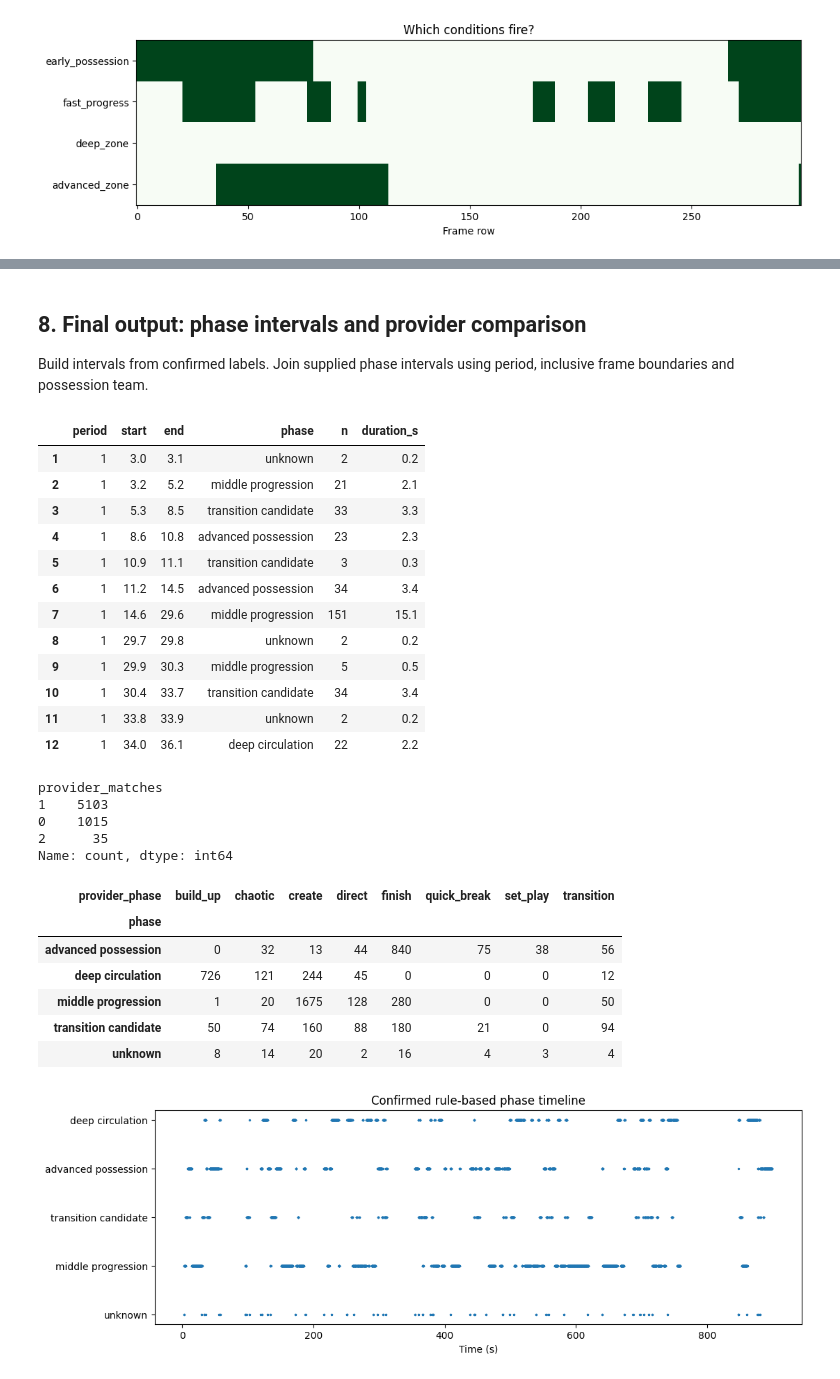
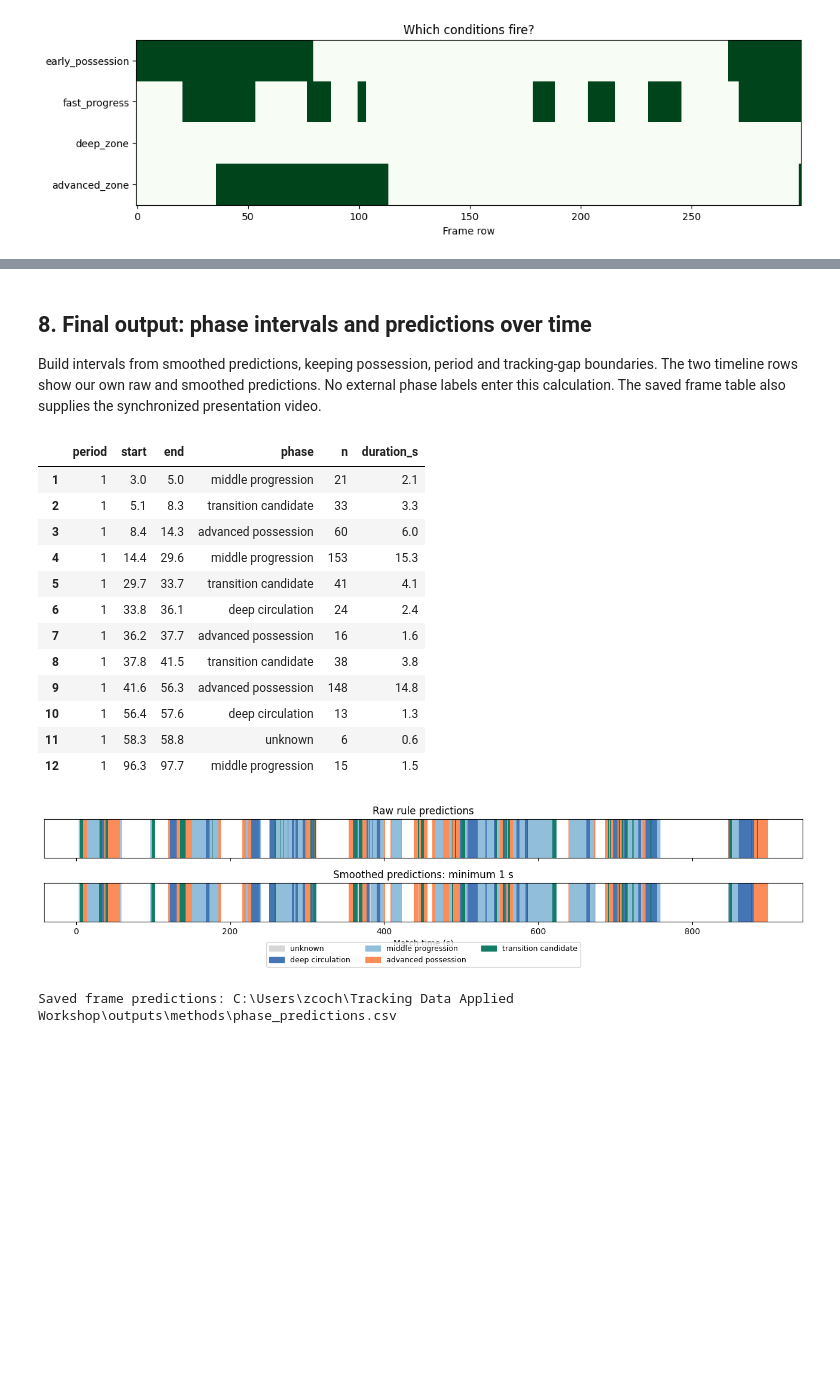
Before and after one commit to zcochran27/tracking-data-applied-workshop, a Jupyter notebook: notebooks/methods/05_match_segmentation.ipynb, the cells around one changed output, grey strips where cells are left out. Saved outputs shown, nothing was run; the diff lists cells and outputs as text; code cells hidden in the pictures; blank space fills up the shorter version.

```diff
--- a/notebooks/methods/05_match_segmentation.ipynb
+++ b/notebooks/methods/05_match_segmentation.ipynb
@@ -112,6 +110,7 @@ Create the row keys, elapsed times and attack-normalized coordinates before deri
 frame=wide[['period_id','frame_id','timestamp','ball_x','ball_y','ball_owning_team_id']].copy().sort_values(['period_id','frame_id'])
 frame['seconds']=frame.timestamp.dt.total_seconds();frame['sign']=np.where(frame.ball_owning_team_id.eq(1802),-1,1);frame['attack_x']=frame.ball_x*frame.sign
 new=frame.period_id.ne(frame.period_id.shift())|frame.frame_id.diff().ne(1)|frame.ball_owning_team_id.ne(frame.ball_owning_team_id.shift())
+new=new|frame.seconds.diff().le(0)|frame.seconds.diff().gt(.15)
 frame['possession_segment']=new.cumsum();frame['possession_age']=frame.seconds-frame.groupby('possession_segment').seconds.transform('first')
 display(frame[['frame_id','attack_x','possession_segment','possession_age']].head(12))
 # %% [output]
@@ -210,42 +259,30 @@ plt.step(sample.seconds,sample.raw_phase.map(mapping),label='Raw',alpha=.4);plt.
 # %% [markdown]
-## 8. Final output: phase intervals and provider comparison
+## 8. Final output: phase intervals and predictions over time
 
-Build intervals from confirmed labels. Join supplied phase intervals using period, inclusive frame boundaries and possession team.
+Build intervals from smoothed predictions, keeping possession, period and tracking-gap boundaries. The two timeline rows show our own raw and smoothed predictions. No external phase labels enter this calculation. The saved frame table also supplies the synchronized presentation video.
 # %%
 breaks=frame.phase.ne(frame.phase.shift())|new
 intervals=frame.groupby(breaks.cumsum()).agg(period=('period_id','first'),start=('seconds','min'),end=('seconds','max'),phase=('phase','first'),n=('frame_id','size'))
-intervals['duration_s']=intervals.end-intervals.start+.1;display(intervals.head(12))
-frame['provider_phase']=None;frame['provider_matches']=0
-for r in phases.itertuples():
-    mask=frame.period_id.eq(r.period)&frame.frame_id.between(r.frame_start,r.frame_end)&frame.ball_owning_team_id.eq(r.team_in_possession_id)
-    frame.loc[mask,'provider_matches']+=1;frame.loc[mask,'provider_phase']=r.team_in_possession_phase_type
-display(frame.provider_matches.value_counts());display(pd.crosstab(frame.phase,frame.provider_phase))
-mapping={v:i for i,v in enumerate(frame.phase.unique())};plt.figure(figsize=(12,4));plt.scatter(frame.seconds,frame.phase.map(mapping),s=2);plt.yticks(list(mapping.values()),list(mapping));plt.xlabel('Time (s)');plt.title('Confirmed rule-based phase timeline');plt.show()
+intervals['duration_s']=intervals.end-intervals.start+.1
+display(intervals.head(12))
+plot_phase_timeline(frame)
+output_dir=ROOT/'outputs/methods';output_dir.mkdir(parents=True,exist_ok=True)
+frame[['period_id','frame_id','seconds','ball_owning_team_id','attack_x','possession_age','progress_1s','possession_segment','raw_phase','phase']].to_csv(output_dir/'phase_predictions.csv',index=False)
+print('Saved frame predictions:',output_dir/'phase_predictions.csv')
 # %% [output]
 |  | period | start | end | phase | n | duration_s |
-| 1 | 1 | 3.0 | 3.1 | unknown | 2 | 0.2 |
-| 2 | 1 | 3.2 | 5.2 | middle progression | 21 | 2.1 |
-| 3 | 1 | 5.3 | 8.5 | transition candidate | 33 | 3.3 |
-| 4 | 1 | 8.6 | 10.8 | advanced possession | 23 | 2.3 |
-| 5 | 1 | 10.9 | 11.1 | transition candidate | 3 | 0.3 |
-| 6 | 1 | 11.2 | 14.5 | advanced possession | 34 | 3.4 |
-| 7 | 1 | 14.6 | 29.6 | middle progression | 151 | 15.1 |
-| 8 | 1 | 29.7 | 29.8 | unknown | 2 | 0.2 |
-| 9 | 1 | 29.9 | 30.3 | middle progression | 5 | 0.5 |
-| 10 | 1 | 30.4 | 33.7 | transition candidate | 34 | 3.4 |
-| 11 | 1 | 33.8 | 33.9 | unknown | 2 | 0.2 |
-| 12 | 1 | 34.0 | 36.1 | deep circulation | 22 | 2.2 |
+| 1 | 1 | 3.0 | 5.0 | middle progression | 21 | 2.1 |
+| 2 | 1 | 5.1 | 8.3 | transition candidate | 33 | 3.3 |
+| 3 | 1 | 8.4 | 14.3 | advanced possession | 60 | 6.0 |
+| 4 | 1 | 14.4 | 29.6 | middle progression | 153 | 15.3 |
+| 5 | 1 | 29.7 | 33.7 | transition candidate | 41 | 4.1 |
+| 6 | 1 | 33.8 | 36.1 | deep circulation | 24 | 2.4 |
+| 7 | 1 | 36.2 | 37.7 | advanced possession | 16 | 1.6 |
+| 8 | 1 | 37.8 | 41.5 | transition candidate | 38 | 3.8 |
+| 9 | 1 | 41.6 | 56.3 | advanced possession | 148 | 14.8 |
+| 10 | 1 | 56.4 | 57.6 | deep circulation | 13 | 1.3 |
+| 11 | 1 | 58.3 | 58.8 | unknown | 6 | 0.6 |
+| 12 | 1 | 96.3 | 97.7 | middle progression | 15 | 1.5 |
+[figure, new version]
-provider_matches
-1    5103
-0    1015
-2      35
-Name: count, dtype: int64
+Saved frame predictions: C:\Users\zcoch\Tracking Data Applied Workshop\outputs\methods\phase_predictions.csv
-| provider_phase | build_up | chaotic | create | direct | finish | quick_break | set_play | transition |
-| phase |  |  |  |  |  |  |  |  |
-| advanced possession | 0 | 32 | 13 | 44 | 840 | 75 | 38 | 56 |
-| deep circulation | 726 | 121 | 244 | 45 | 0 | 0 | 0 | 12 |
-| middle progression | 1 | 20 | 1675 | 128 | 280 | 0 | 0 | 50 |
-| transition candidate | 50 | 74 | 160 | 88 | 180 | 21 | 0 | 94 |
-| unknown | 8 | 14 | 20 | 2 | 16 | 4 | 3 | 4 |
-[figure, old version]
 # %% [markdown]
```
Also changed, not shown: parts of 8 cells of this notebook, 14 other files.
